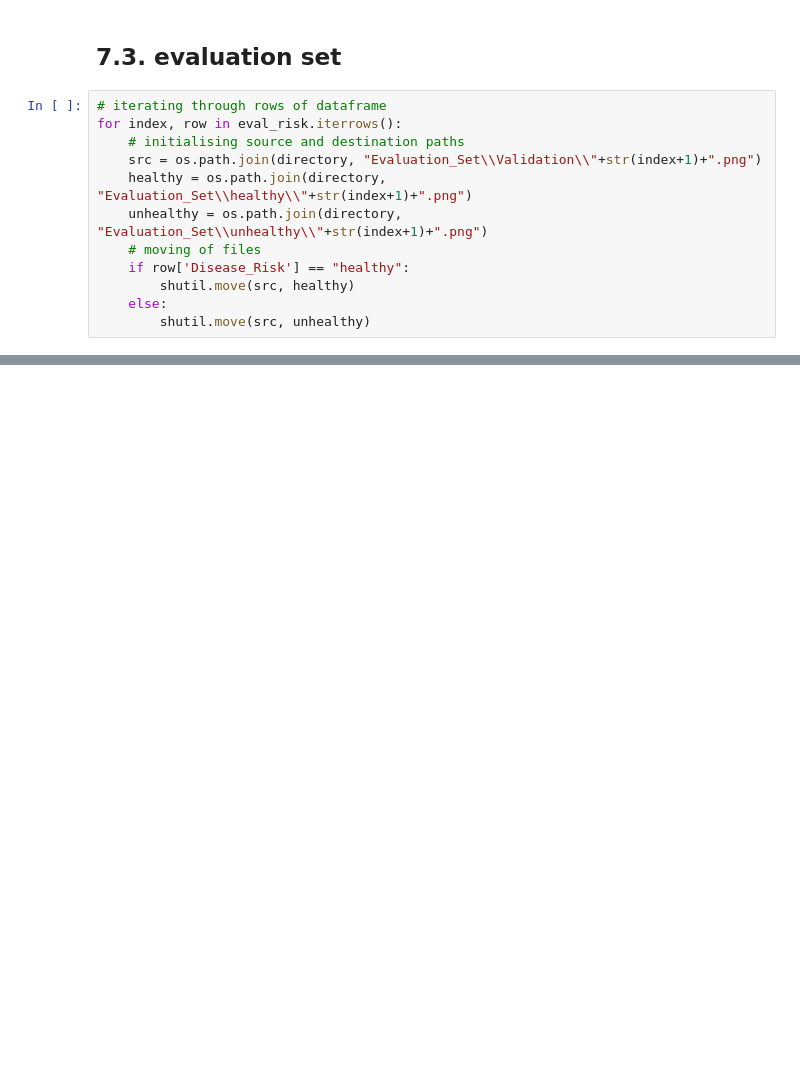
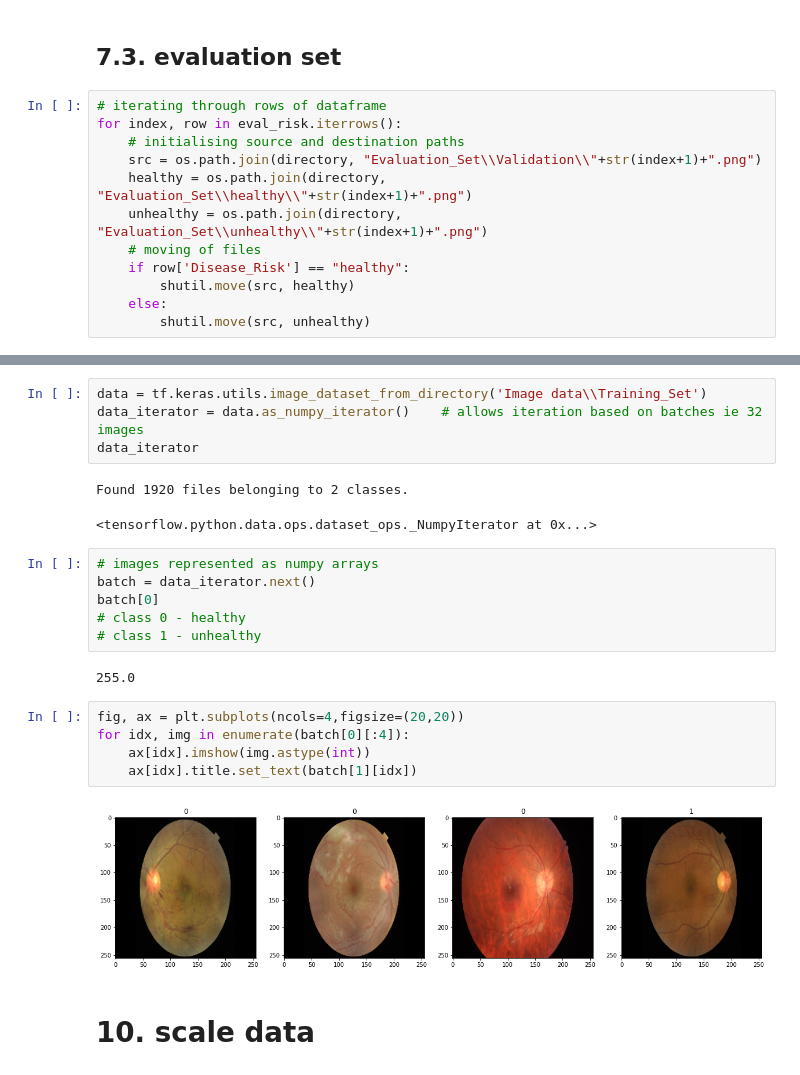
Before and after one commit to BhaviniMadhuranath/RFMiD_py_tf, a Jupyter notebook: main.ipynb, the cells around one changed output, grey strips where cells are left out. Drawn from its saved outputs; the diff is of its cells as text; blank space fills up the shorter version.

```diff
--- a/main.ipynb
+++ b/main.ipynb
@@ -167,0 +216,24 @@ for index, row in eval_risk.iterrows():
+# %%
+data = tf.keras.utils.image_dataset_from_directory('Image data\\Training_Set')
+data_iterator = data.as_numpy_iterator()    # allows iteration based on batches ie 32 images
+data_iterator
+# %% [output]
+Found 1920 files belonging to 2 classes.
+<tensorflow.python.data.ops.dataset_ops._NumpyIterator at 0x...>
+# %%
+# images represented as numpy arrays
+batch = data_iterator.next()
+batch[0]
+# class 0 - healthy
+# class 1 - unhealthy
+# %% [output]
+255.0
+# %%
+fig, ax = plt.subplots(ncols=4,figsize=(20,20))
+for idx, img in enumerate(batch[0][:4]):
+    ax[idx].imshow(img.astype(int))
+    ax[idx].title.set_text(batch[1][idx])
+# %% [output]
+[figure, added]
+# %% [markdown]
+# 10. scale data
```
Also changed, not shown: parts of 11 cells of this notebook.
